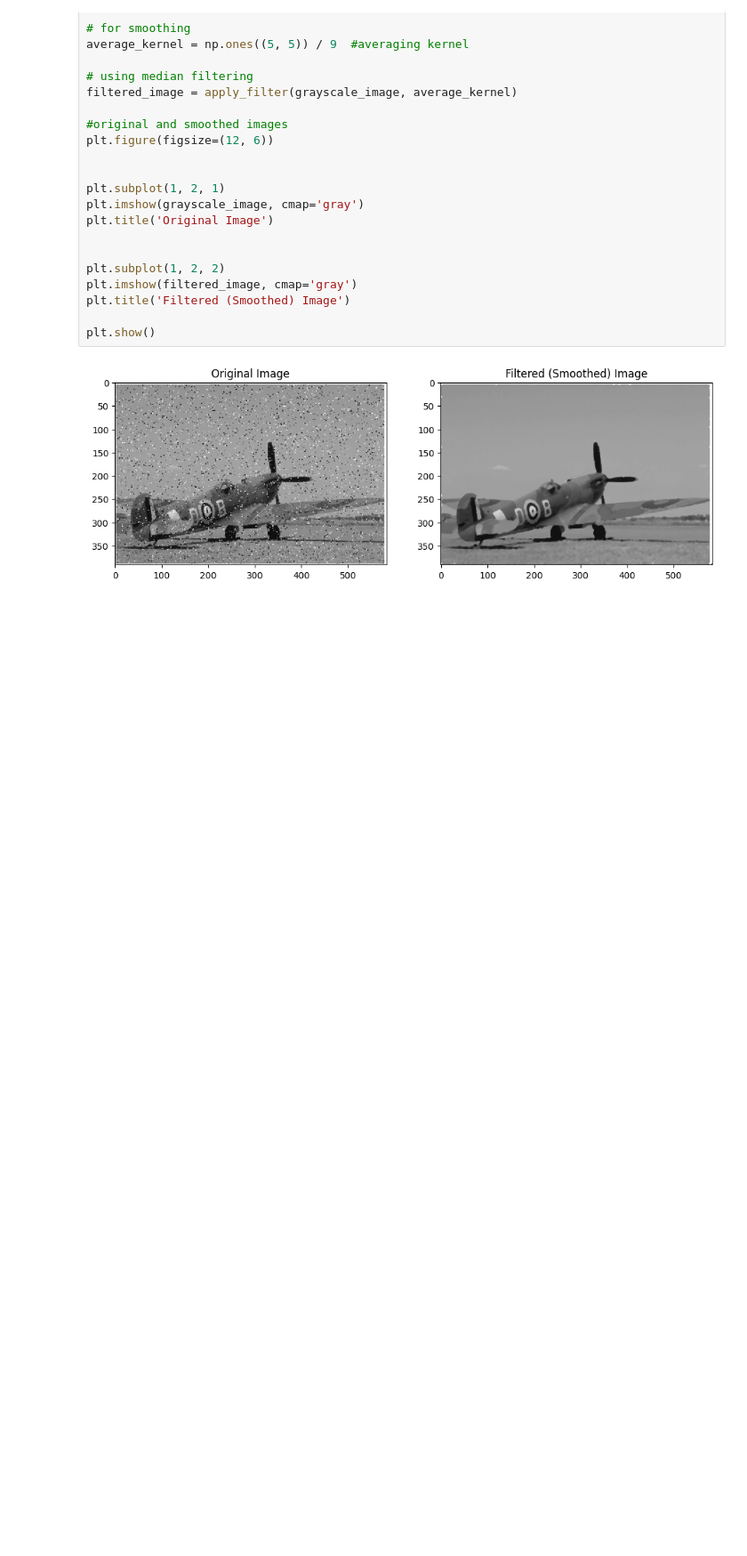
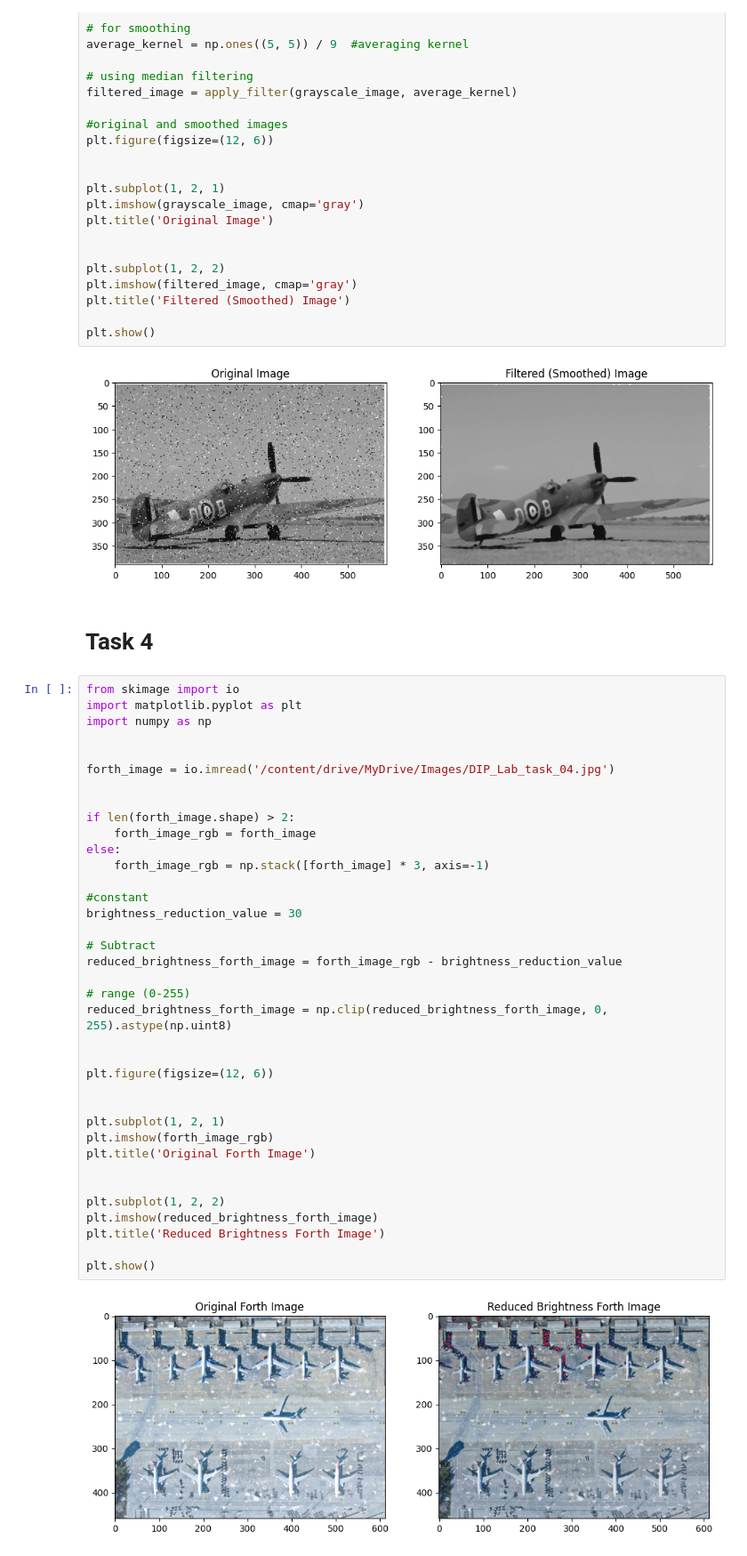
Before and after one commit to AMO-35/DIP_Re_evaluation_Task, a Jupyter notebook: DIP_Re_evaluation_Task.ipynb, the cells around one changed output. Shown at 89% size. Saved outputs shown, nothing was run; the diff lists cells and outputs as text; blank space fills up the shorter version.

Commit message:
Complete fourth task by reducing brightness of DIP_Lab_task_04.jpg using appropriate intensity adjustment technique

```diff
--- a/DIP_Re_evaluation_Task.ipynb
+++ b/DIP_Re_evaluation_Task.ipynb
@@ -173,3 +173,44 @@ plt.title('Filtered (Smoothed) Image')
 plt.show()
 # %% [output]
 [figure]
+# %% [markdown]
+# **Task 4**
+# %%
+from skimage import io
+import matplotlib.pyplot as plt
+import numpy as np
+
+
+forth_image = io.imread('/content/drive/MyDrive/Images/DIP_Lab_task_04.jpg')
+
+
+if len(forth_image.shape) > 2:
+    forth_image_rgb = forth_image
+else:
+    forth_image_rgb = np.stack([forth_image] * 3, axis=-1)
+
+#constant
+brightness_reduction_value = 30
+
+# Subtract
+reduced_brightness_forth_image = forth_image_rgb - brightness_reduction_value
+
+# range (0-255)
+reduced_brightness_forth_image = np.clip(reduced_brightness_forth_image, 0, 255).astype(np.uint8)
+
+
+plt.figure(figsize=(12, 6))
+
+
+plt.subplot(1, 2, 1)
+plt.imshow(forth_image_rgb)
+plt.title('Original Forth Image')
+
+
+plt.subplot(1, 2, 2)
+plt.imshow(reduced_brightness_forth_image)
+plt.title('Reduced Brightness Forth Image')
+
+plt.show()
+# %% [output]
+[figure, added]
```
